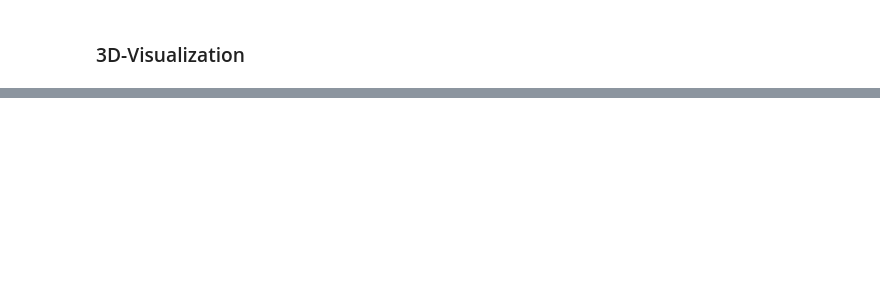
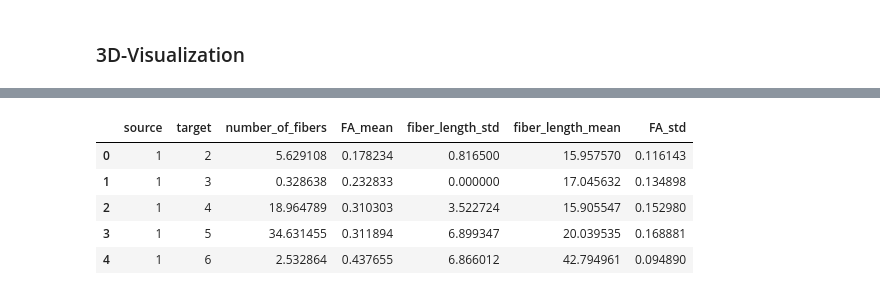
Before and after one commit to shakkyaNV/NetworkModels, a Jupyter notebook: Project1/A3/connectome_test.ipynb, the cells around one changed output, grey strips where cells are left out. Cells and saved outputs as stored; diff of their text form; code cells hidden in the pictures; blank space fills up the shorter version.

```diff
--- a/Project1/A3/connectome_test.ipynb
+++ b/Project1/A3/connectome_test.ipynb
@@ -226,0 +254,10 @@ GraphML exported to: C:\Users\sranasin\PycharmProjects\NetworkModels\resources\s
+# %%
+df_test = df[(df['qc_flag'].isin((1, 2))) & (df['tracer'].isin(('FBP', 'FBB')))].copy()
+df_test.iloc[:, 1:10]
+# %% [output]
+|  | source | target | number_of_fibers | FA_mean | fiber_length_std | fiber_length_mean | FA_std |
+| 0 | 1 | 2 | 5.629108 | 0.178234 | 0.816500 | 15.957570 | 0.116143 |
+| 1 | 1 | 3 | 0.328638 | 0.232833 | 0.000000 | 17.045632 | 0.134898 |
+| 2 | 1 | 4 | 18.964789 | 0.310303 | 3.522724 | 15.905547 | 0.152980 |
+| 3 | 1 | 5 | 34.631455 | 0.311894 | 6.899347 | 20.039535 | 0.168881 |
+| 4 | 1 | 6 | 2.532864 | 0.437655 | 6.866012 | 42.794961 | 0.094890 |
```
Also changed, not shown: parts of 70 cells of this notebook.
